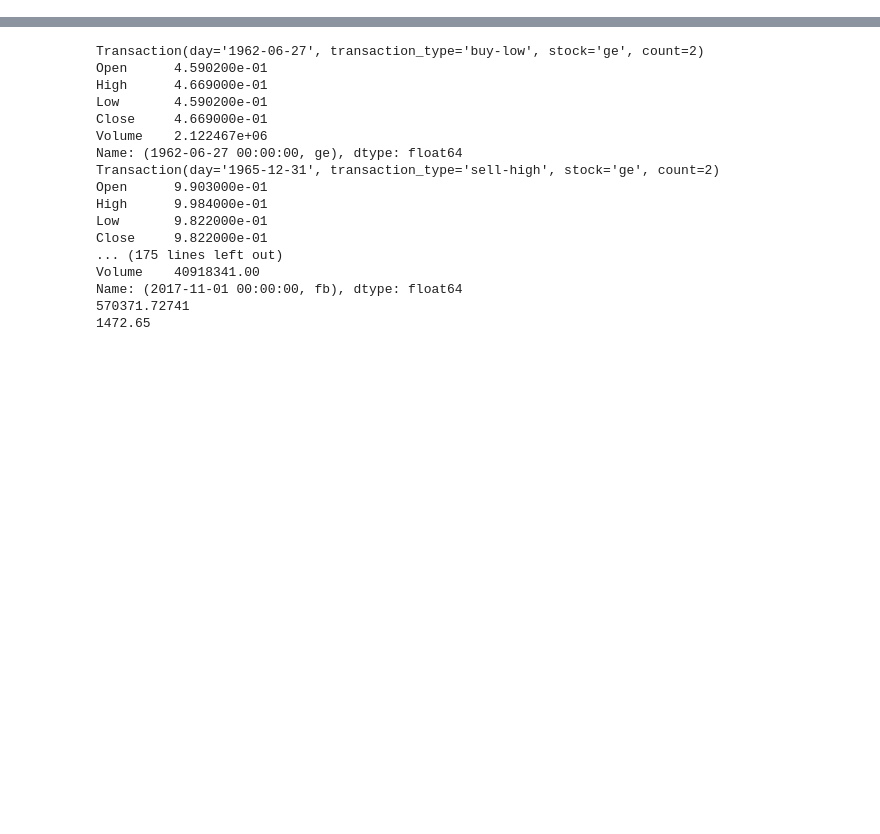
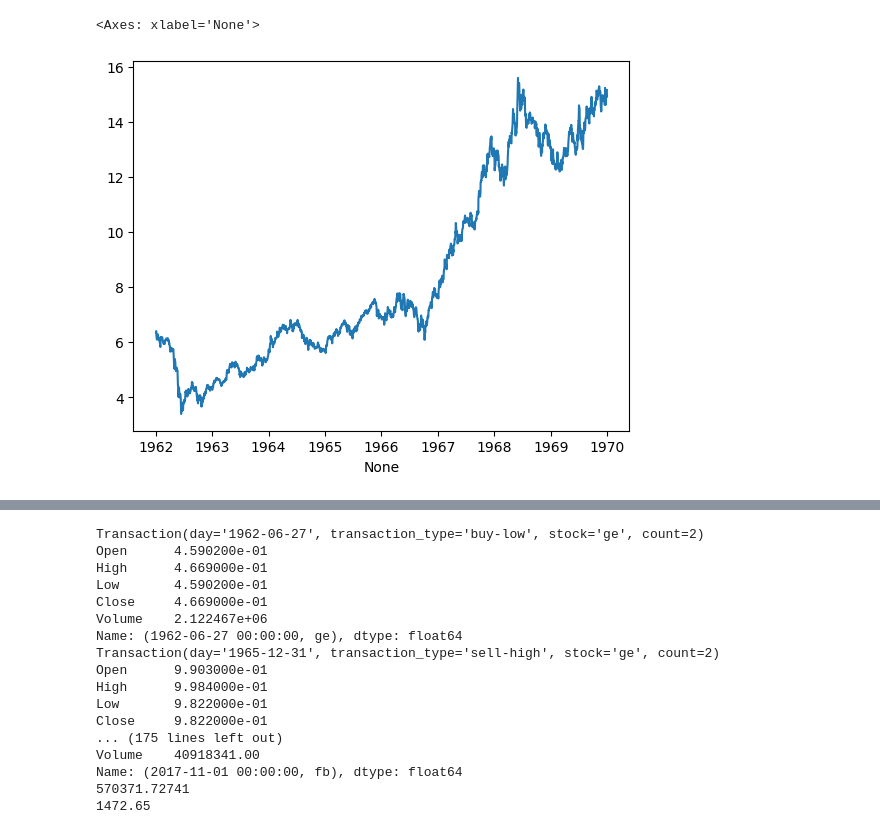
Before and after one commit to marvlach/stocks-project, a Jupyter notebook: src/Stocks.ipynb, the cells around one changed output, grey strips where cells are left out. Cells and saved outputs as stored; diff of their text form; code cells hidden in the pictures; blank space fills up the shorter version.

```diff
--- a/src/Stocks.ipynb
+++ b/src/Stocks.ipynb
@@ -11,0 +30,2 @@ stocks_df.sort_index(level='Date', ascending=True, inplace=True)
+# %%
+prior_1970 = stocks_df.query("Date < '1970-01-01'")
@@ -11,0 +40,7 @@ stocks_df.sort_index(level='Date', ascending=True, inplace=True)
+# %%
+ibm_prior_1970 = prior_1970.query("Name == 'ibm'")['Close']
+x, y = ibm_prior_1970.index.map(lambda x: x[0]), ibm_prior_1970.values
+sns.lineplot(x=x, y=y)
+# %% [output]
+<Axes: xlabel='None'>
+[figure, added]
```
Also changed, not shown: parts of 17 cells of this notebook.
